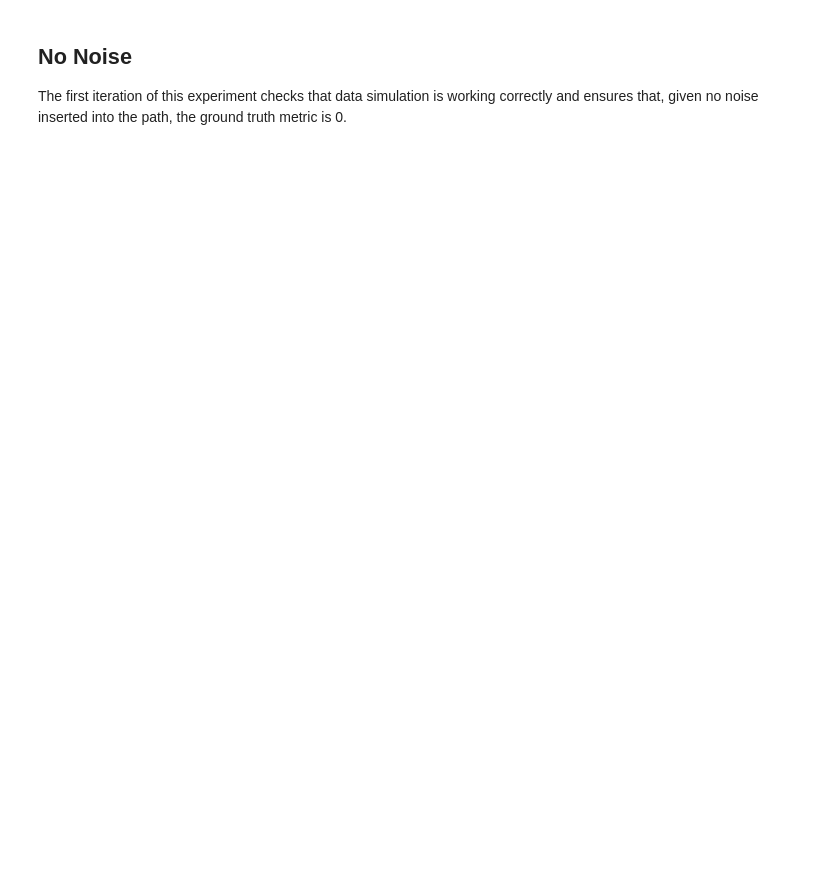
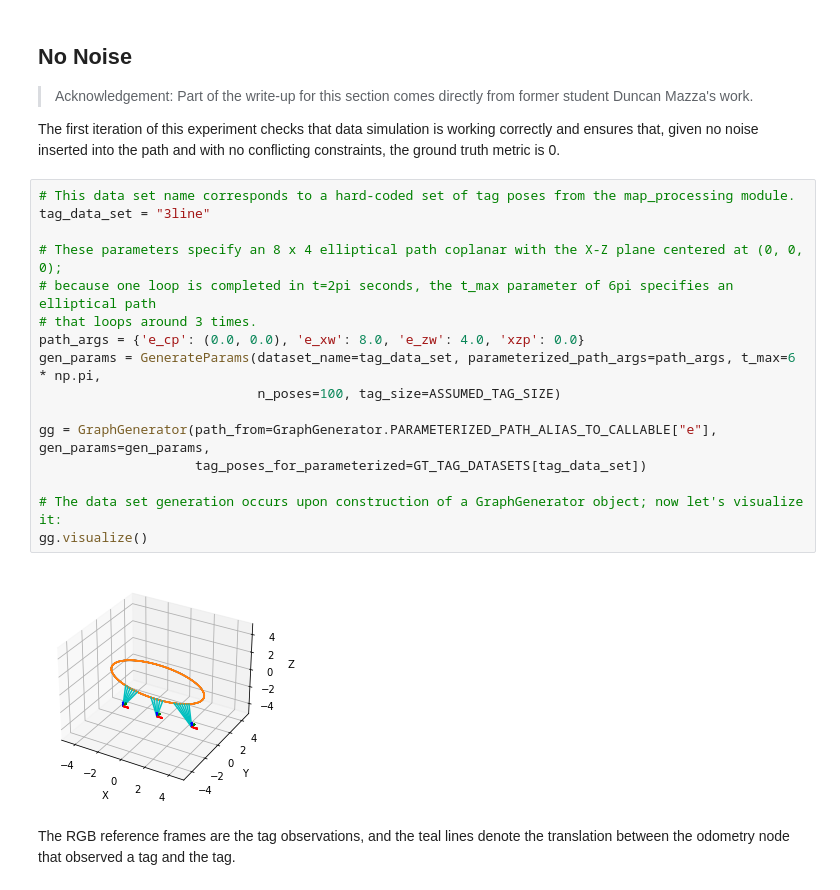
Before and after one commit to occamLab/invisible-map-generation, a Jupyter notebook: notebooks/experiments/experiment_zero.ipynb, the cells around one changed output. Cells and saved outputs as stored; diff of their text form; blank space fills up the shorter version.

Commit message:
Work on exp 0 (add initial gt_metric test)

```diff
--- a/notebooks/experiments/experiment_zero.ipynb
+++ b/notebooks/experiments/experiment_zero.ipynb
@@ -19,4 +45,26 @@ Run the following code cell once and only once before executing other tests. Thi
 # %% [markdown]
 ## No Noise
 
-The first iteration of this experiment checks that data simulation is working correctly and ensures that, given no noise inserted into the path, the ground truth metric is 0.
+> Acknowledgement: Part of the write-up for this section comes directly from former student Duncan Mazza's work.
+
+The first iteration of this experiment checks that data simulation is working correctly and ensures that, given no noise inserted into the path and with no conflicting constraints, the ground truth metric is 0.
+# %%
+# This data set name corresponds to a hard-coded set of tag poses from the map_processing module.
+tag_data_set = "3line"
+
+# These parameters specify an 8 x 4 elliptical path coplanar with the X-Z plane centered at (0, 0, 0);
+# because one loop is completed in t=2pi seconds, the t_max parameter of 6pi specifies an elliptical path
+# that loops around 3 times.
+path_args = {'e_cp': (0.0, 0.0), 'e_xw': 8.0, 'e_zw': 4.0, 'xzp': 0.0}
+gen_params = GenerateParams(dataset_name=tag_data_set, parameterized_path_args=path_args, t_max=6 * np.pi,
+                            n_poses=100, tag_size=ASSUMED_TAG_SIZE)
+
+gg = GraphGenerator(path_from=GraphGenerator.PARAMETERIZED_PATH_ALIAS_TO_CALLABLE["e"], gen_params=gen_params,
+                    tag_poses_for_parameterized=GT_TAG_DATASETS[tag_data_set])
+
+# The data set generation occurs upon construction of a GraphGenerator object; now let's visualize it:
+gg.visualize()
+# %% [output]
+[figure, added]
+# %% [markdown]
+The RGB reference frames are the tag observations, and the teal lines denote the translation between the odometry node that observed a tag and the tag.
```
Also changed, not shown: parts of 6 cells of this notebook, 3 other files.
